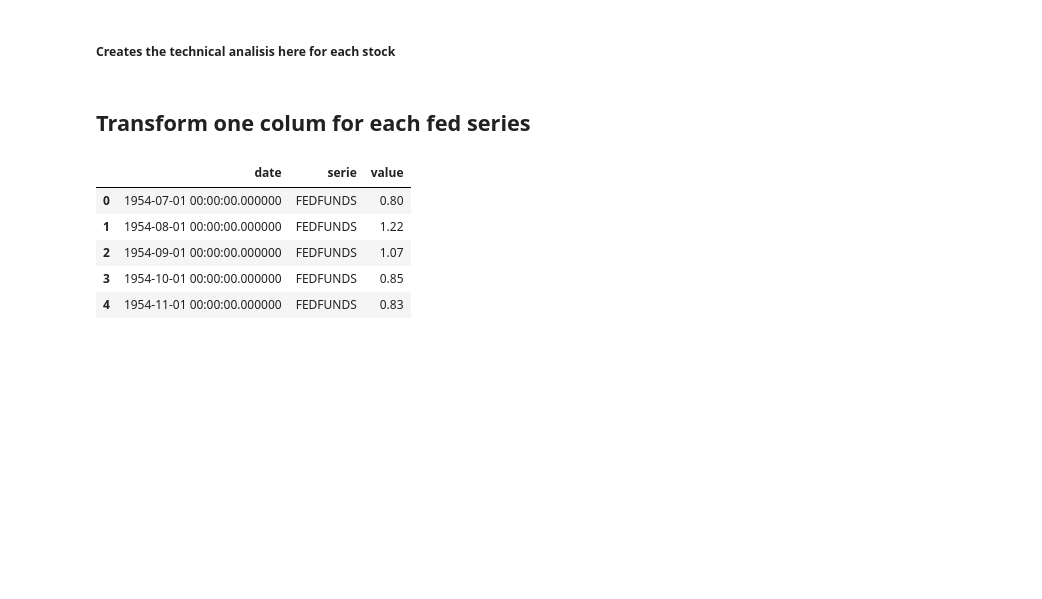
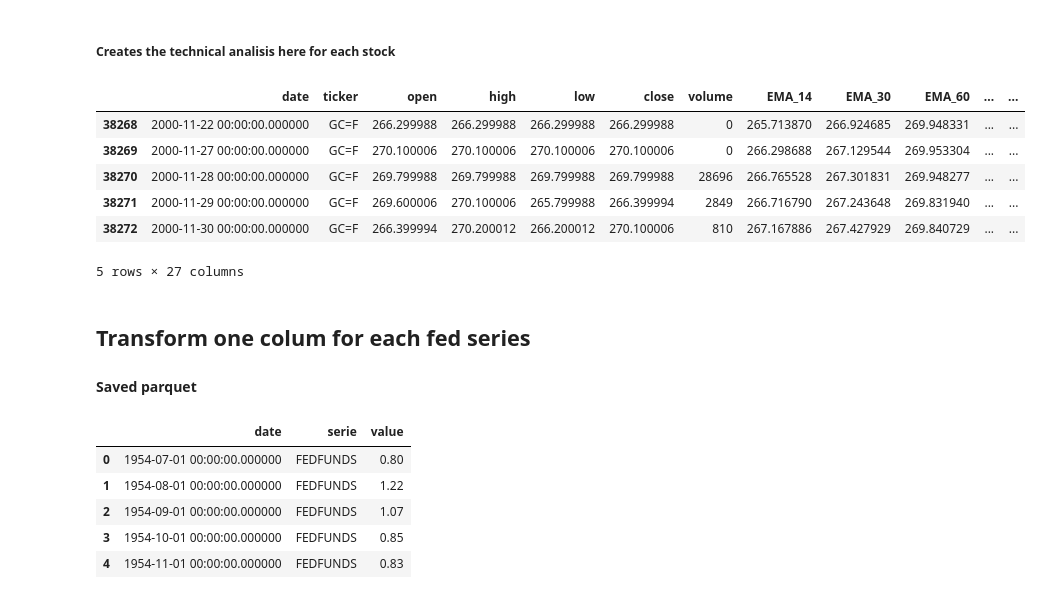
Before and after one commit to iagorivadulla/Market-Regime-ML-Meta-Labeling-System, a Jupyter notebook: data/interim/testing.ipynb, the cells around one changed output. Saved outputs shown, nothing was run; the diff lists cells and outputs as text; code cells hidden in the pictures; blank space fills up the shorter version.

Commit message:
technical analysis

```diff
--- a/data/interim/testing.ipynb
+++ b/data/interim/testing.ipynb
@@ -44,8 +45,62 @@ data_stocks['ticker'].unique()
 Length: 5, dtype: str
 # %% [markdown]
 ##### Creates the technical analisis here for each stock
+# %%
+def technical_analysis(df):
+    close = df['close'].astype(float)
+    high = df['high'].astype(float)
+    low = df['low'].astype(float)
+    volume = df['volume'].astype(float)
+
+    # --- Overlap Studies ---
+    df['EMA_14'] = ta.EMA(close, timeperiod=14)
+    df['EMA_30'] = ta.EMA(close, timeperiod=30)
+    df['EMA_60'] = ta.EMA(close, timeperiod=60)
+
+    df['SMA_14'] = ta.SMA(close, timeperiod=14)
+    df['SMA_30'] = ta.SMA(close, timeperiod=30)
+    df['SMA_60'] = ta.SMA(close, timeperiod=60)
+
+    df['BB_upper'], df['BB_middle'], df['BB_lower'] = ta.BBANDS(close, timeperiod=20)
+
+    # --- Momentum Indicators ---
+    df['RSI_14'] = ta.RSI(close, timeperiod=14)
+    df['RSI_21'] = ta.RSI(close, timeperiod=21)
+    df['RSI_30'] = ta.RSI(close, timeperiod=30)
+
+
+    df['MACD'], df['MACD_signal'], df['MACD_hist'] = ta.MACD(close, fastperiod=12, slowperiod=26, signalperiod=9)
+
+    df['AROON_down'], df['AROON_up'] = ta.AROON(high, low, timeperiod=14)
+
+    df['MFI'] = ta.MFI(high, low, close, volume, timeperiod=14)
+
+    # --- Price Transform ---
+    df['AVGPRICE'] = ta.AVGPRICE(df['open'], high, low, close)
+    df['MEDPRICE'] = ta.MEDPRICE(high, low)
+
+    df = df.dropna()
+
+    return df
+# %%
+df_sp500 = technical_analysis(data_stocks[data_stocks['ticker'] == 'SPY'])
+df_qqq = technical_analysis(data_stocks[data_stocks['ticker'] == 'QQQ'])
+df_vix = technical_analysis(data_stocks[data_stocks['ticker'] == '^VIX'])
+df_dxy = technical_analysis(data_stocks[data_stocks['ticker'] == 'DX-Y.NYB'])
+df_gold = technical_analysis(data_stocks[data_stocks['ticker'] == 'GC=F'])
+# %%
+df_gold.head()
+# %% [output]
+|  | date | ticker | open | high | low | close | volume | EMA_14 | EMA_30 | EMA_60 | ... | ... |
+| 38268 | 2000-11-22 00:00:00.000000 | GC=F | 266.299988 | 266.299988 | 266.299988 | 266.299988 | 0 | 265.713870 | 266.924685 | 269.948331 | ... | ... |
+| 38269 | 2000-11-27 00:00:00.000000 | GC=F | 270.100006 | 270.100006 | 270.100006 | 270.100006 | 0 | 266.298688 | 267.129544 | 269.953304 | ... | ... |
+| 38270 | 2000-11-28 00:00:00.000000 | GC=F | 269.799988 | 269.799988 | 269.799988 | 269.799988 | 28696 | 266.765528 | 267.301831 | 269.948277 | ... | ... |
+| 38271 | 2000-11-29 00:00:00.000000 | GC=F | 269.600006 | 270.100006 | 265.799988 | 266.399994 | 2849 | 266.716790 | 267.243648 | 269.831940 | ... | ... |
+| 38272 | 2000-11-30 00:00:00.000000 | GC=F | 266.399994 | 270.200012 | 266.200012 | 270.100006 | 810 | 267.167886 | 267.427929 | 269.840729 | ... | ... |
+5 rows × 27 columns
 # %% [markdown]
 ## Transform one colum for each fed series
+#### Saved parquet
 # %%
 data_fed.head()
 # %% [output]
```
Also changed, not shown: parts of 1 cell of this notebook, 1 other file.
